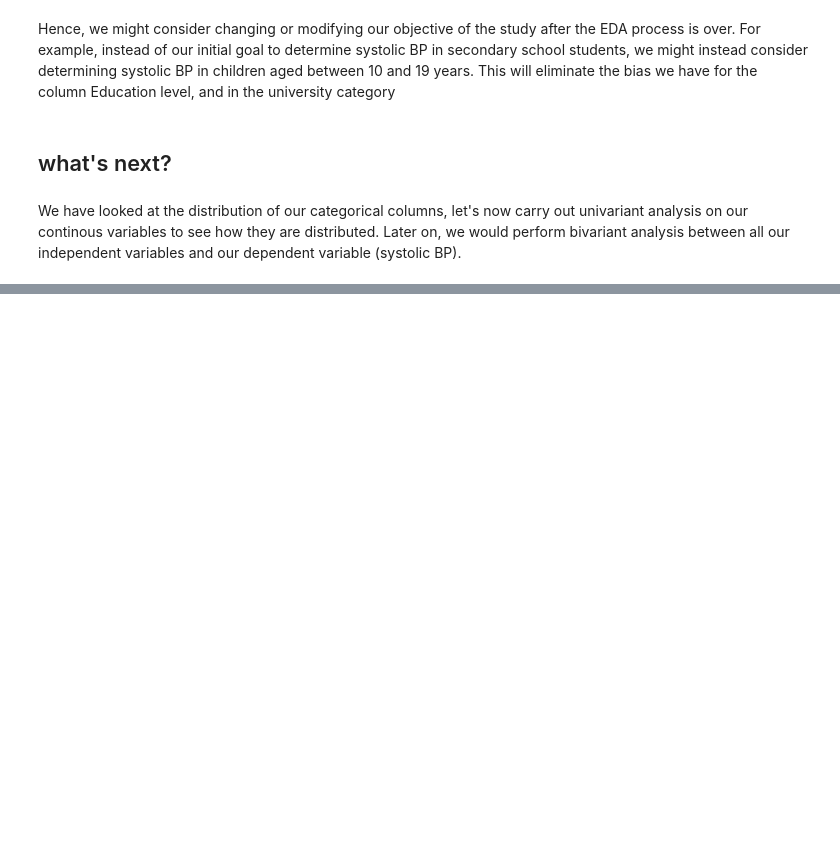
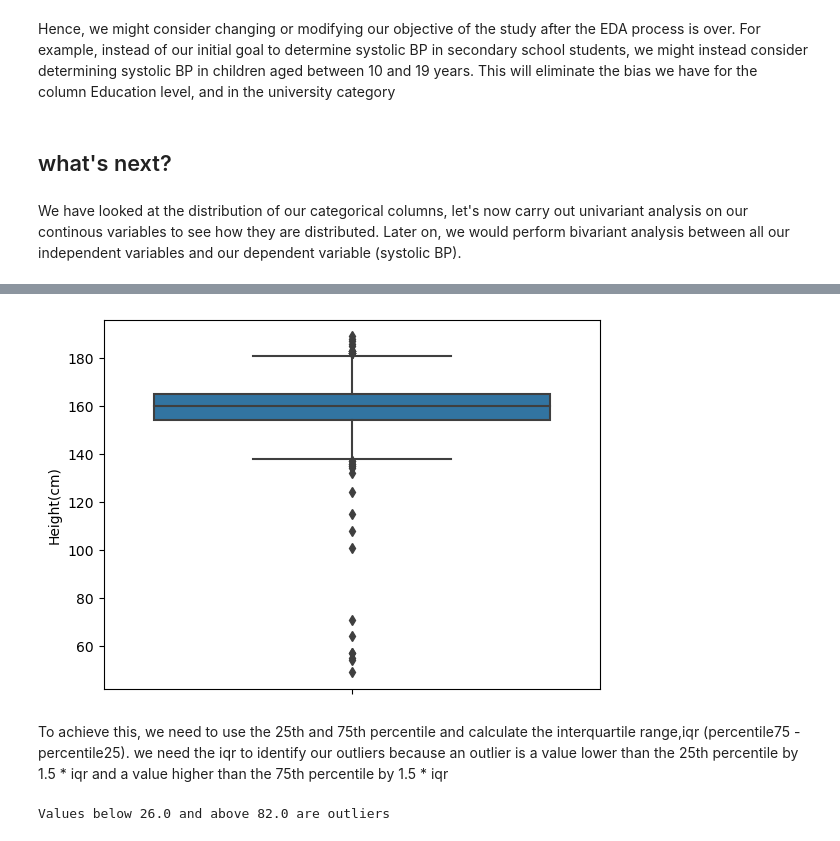
Before and after one commit to Ndong21/Datascience_python_regression, a Jupyter notebook: Datascience_python_regression.ipynb, the cells around one changed output, grey strips where cells are left out. Saved outputs shown, nothing was run; the diff lists cells and outputs as text; code cells hidden in the pictures; blank space fills up the shorter version.

```diff
--- a/Datascience_python_regression.ipynb
+++ b/Datascience_python_regression.ipynb
@@ -560,0 +616,26 @@ We have looked at the distribution of our categorical columns, let's now carry o
+# %%
+# display a box plot
+
+box=sns.boxplot(y=students['Height(cm)'])
+# %% [output]
+[figure, added]
+# %% [markdown]
+To achieve this, we need to use the 25th and 75th percentile and calculate the interquartile range,iqr (percentile75 - percentile25). we need the iqr to identify our outliers because an outlier is a value lower than the 25th percentile by 1.5 * iqr and a value higher than the 75th percentile by 1.5 * iqr
+# %%
+# calculate 25th percentile of weight
+percentile25 = students['Weight(kg)'].quantile(0.25)
+
+# calculate 75th percentile of weight
+percentile75 = students['Weight(kg)'].quantile(0.75)
+
+# calculate the iqr
+iqr = percentile75 - percentile25
+
+#calculate the upper and lower thresholds
+upper_limit = percentile75 + 1.5 * iqr
+lower_limit = percentile25 - 1.5 * iqr
+
+# print the lower and upper limits
+print(f'''Values below {lower_limit} and above {upper_limit} are outliers''')
+# %% [output]
+Values below 26.0 and above 82.0 are outliers
```
Also changed, not shown: parts of 47 cells of this notebook.
